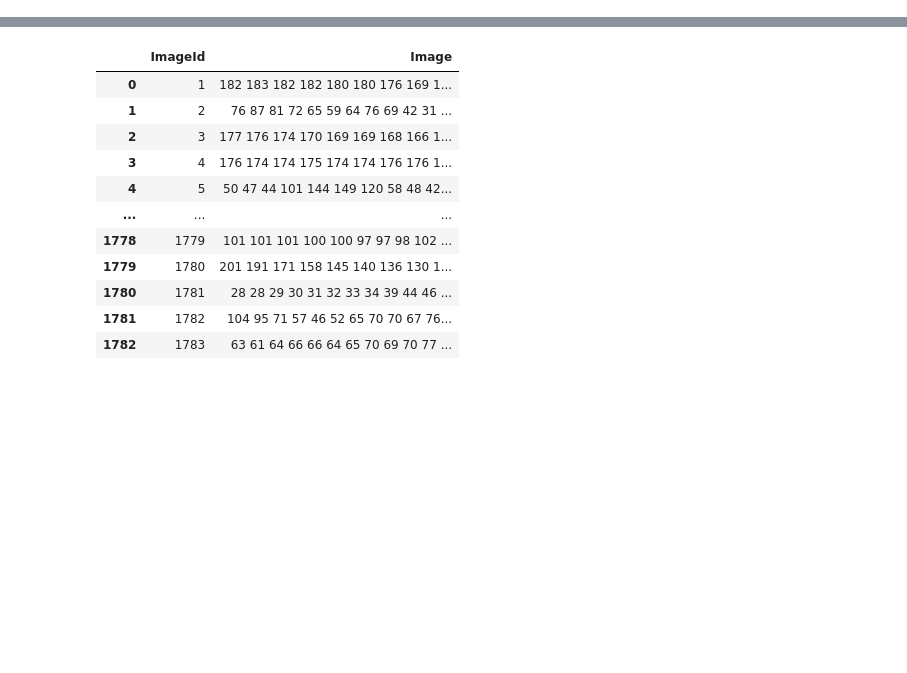
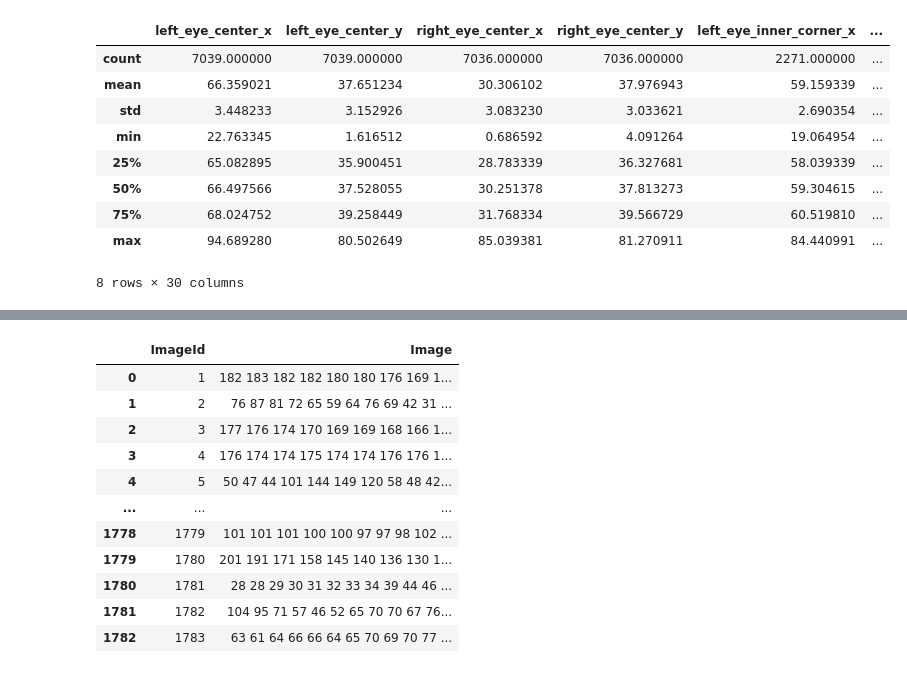
Before and after one commit to allihaider/facial-keypoint-detection, a Jupyter notebook: src/EDA.ipynb, the cells around one changed output, grey strips where cells are left out. Saved outputs shown, nothing was run; the diff lists cells and outputs as text; code cells hidden in the pictures; blank space fills up the shorter version.

```diff
--- a/src/EDA.ipynb
+++ b/src/EDA.ipynb
@@ -9,0 +57,13 @@ ID_LOOKUP_FILE = "IdLookupTable.csv"
+# %%
+train_df.describe()
+# %% [output]
+|  | left_eye_center_x | left_eye_center_y | right_eye_center_x | right_eye_center_y | left_eye_inner_corner_x | ... |
+| count | 7039.000000 | 7039.000000 | 7036.000000 | 7036.000000 | 2271.000000 | ... |
+| mean | 66.359021 | 37.651234 | 30.306102 | 37.976943 | 59.159339 | ... |
+| std | 3.448233 | 3.152926 | 3.083230 | 3.033621 | 2.690354 | ... |
+| min | 22.763345 | 1.616512 | 0.686592 | 4.091264 | 19.064954 | ... |
+| 25% | 65.082895 | 35.900451 | 28.783339 | 36.327681 | 58.039339 | ... |
+| 50% | 66.497566 | 37.528055 | 30.251378 | 37.813273 | 59.304615 | ... |
+| 75% | 68.024752 | 39.258449 | 31.768334 | 39.566729 | 60.519810 | ... |
+| max | 94.689280 | 80.502649 | 85.039381 | 81.270911 | 84.440991 | ... |
+8 rows × 30 columns
```
Also changed, not shown: parts of 9 cells of this notebook.
